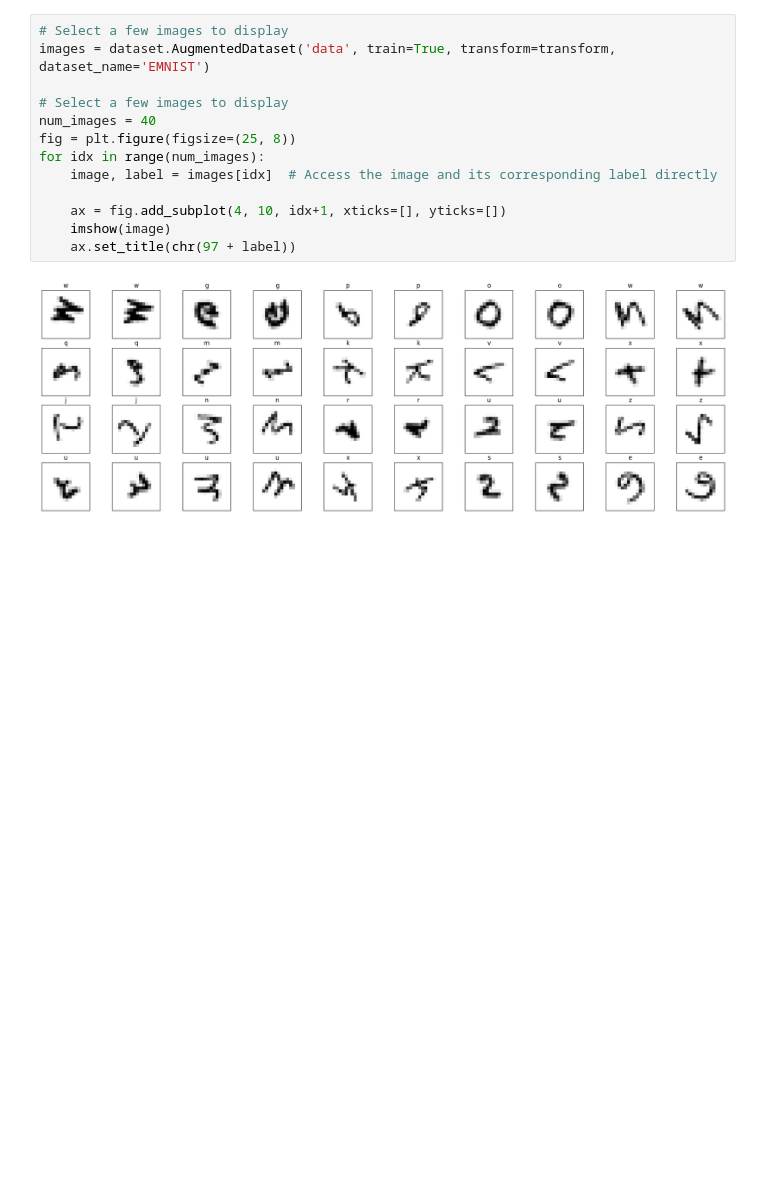
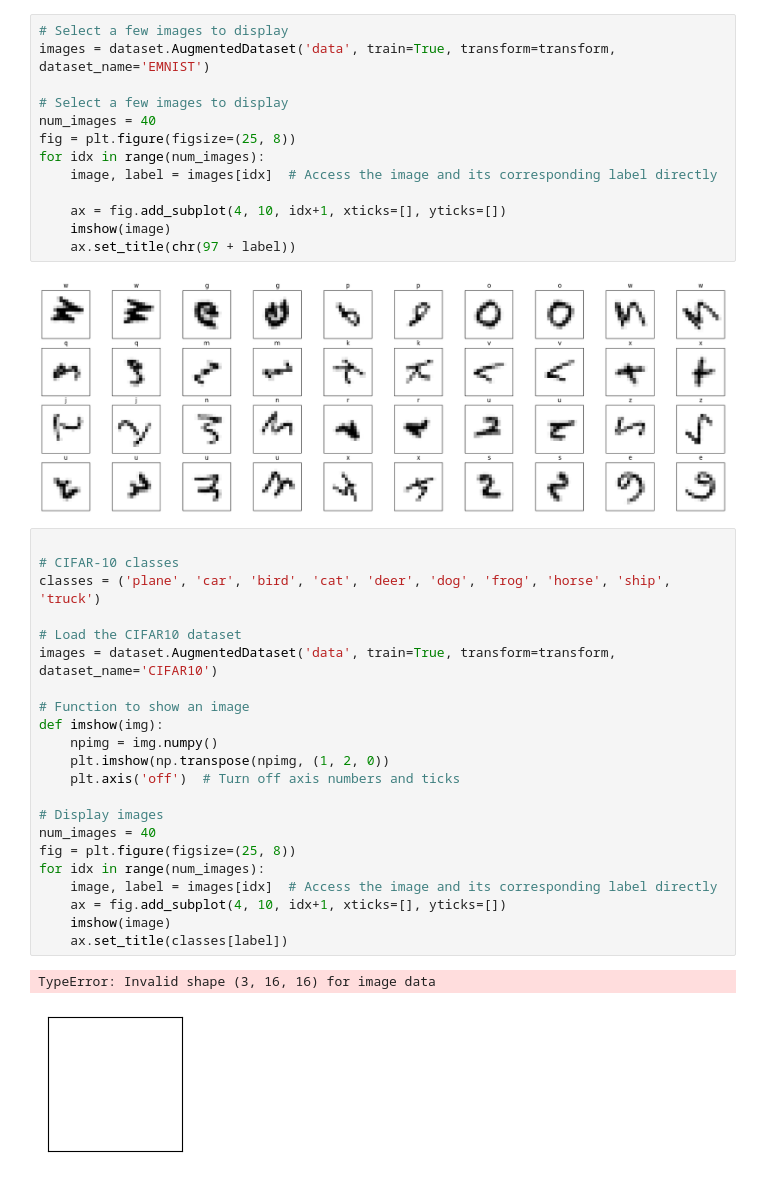
Before and after one commit to geometric-intelligence/g-invariance, a Jupyter notebook: notebooks/dataset.ipynb, the cells around one changed output. Drawn from its saved outputs; the diff is of its cells as text; blank space fills up the shorter version.

Commit message:
Add CIFAR10

```diff
--- a/notebooks/dataset.ipynb
+++ b/notebooks/dataset.ipynb
@@ -55,3 +73,28 @@ for idx in range(num_images):
     ax.set_title(chr(97 + label))
 # %% [output]
 [figure]
+# %%
+
+# CIFAR-10 classes
+classes = ('plane', 'car', 'bird', 'cat', 'deer', 'dog', 'frog', 'horse', 'ship', 'truck')
+
+# Load the CIFAR10 dataset
+images = dataset.AugmentedDataset('data', train=True, transform=transform, dataset_name='CIFAR10')
+
+# Function to show an image
+def imshow(img):
+    npimg = img.numpy()
+    plt.imshow(np.transpose(npimg, (1, 2, 0))
+    plt.axis('off')  # Turn off axis numbers and ticks
+
+# Display images
+num_images = 40
+fig = plt.figure(figsize=(25, 8))
+for idx in range(num_images):
+    image, label = images[idx]  # Access the image and its corresponding label directly
+    ax = fig.add_subplot(4, 10, idx+1, xticks=[], yticks=[])
+    imshow(image)
+    ax.set_title(classes[label])
+# %% [output]
+TypeError: Invalid shape (3, 16, 16) for image data
+[figure, added]
```
Also changed, not shown: parts of 1 cell of this notebook, 6 other files.
